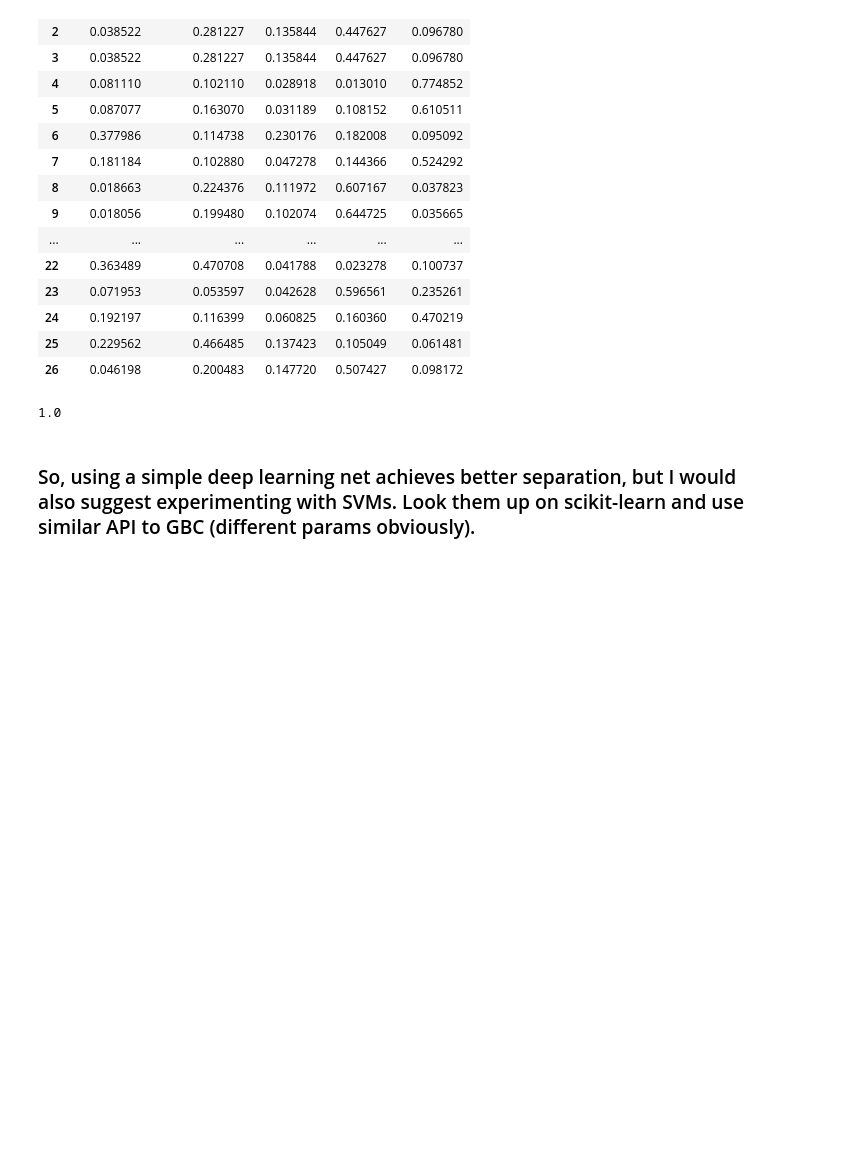
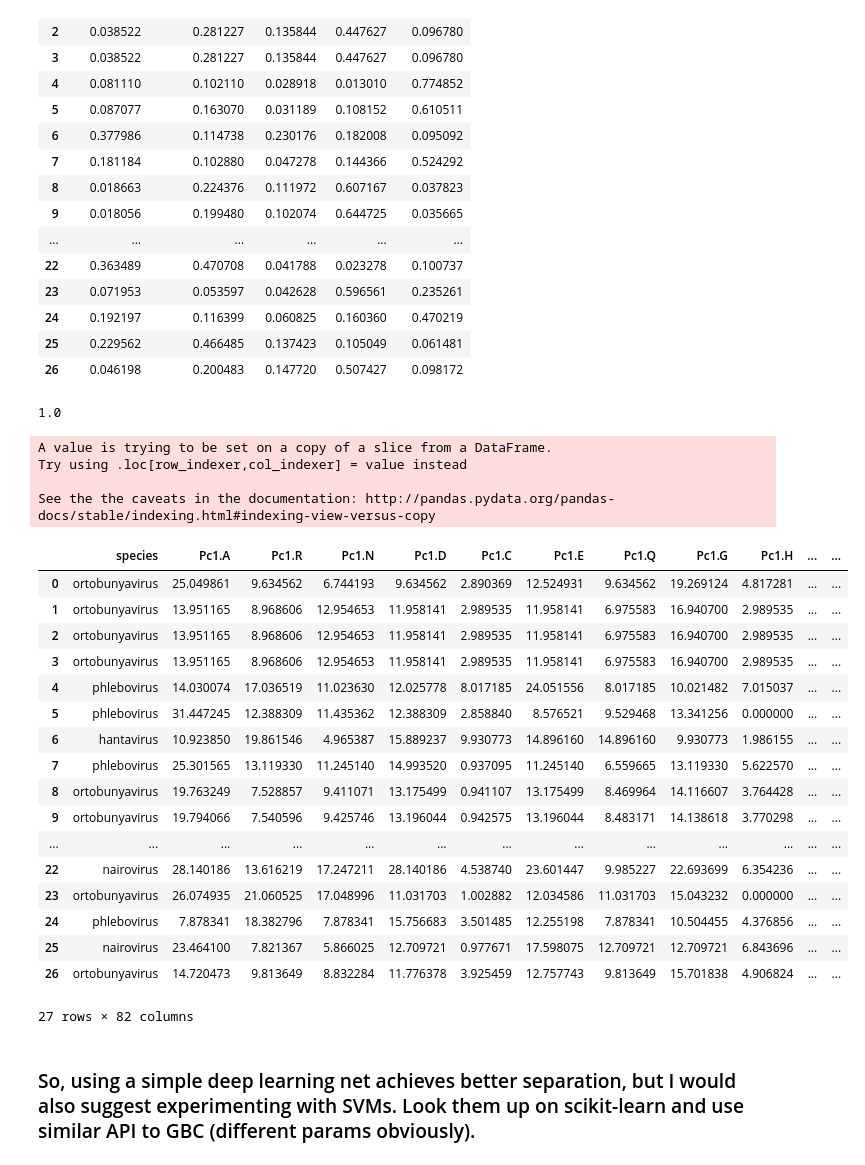
Before and after one commit to aflyax/virus_scikit, a Jupyter notebook: virus.ipynb, the cells around one changed output. Cells and saved outputs as stored; diff of their text form; code cells hidden in the pictures; blank space fills up the shorter version.

Commit message:
update ANN values

```diff
--- a/virus.ipynb
+++ b/virus.ipynb
@@ -577,5 +577,40 @@ np.sum(predicted_ANN_df.iloc[10].values)
 # just making sure they sum to 1 :)
 # %% [output]
 1.0
+# %%
+# Let's update our prediction classes according to a more accurate model:
+
+y_unclass_predict = net0.predict(X_unclass)
+
+predict_dict = {v: k for k, v in labels_dict.items()}
+
+unclass_predict_labels = [ predict_dict[i] for i in y_unclass_predict ]
+unclass_predict_labels
+
+unclass_df['species'] = unclass_predict_labels;
+unclass_df
+# %% [output]
+A value is trying to be set on a copy of a slice from a DataFrame.
+Try using .loc[row_indexer,col_indexer] = value instead
+
+See the the caveats in the documentation: http://pandas.pydata.org/pandas-docs/stable/indexing.html#indexing-view-versus-copy
+|  | species | Pc1.A | Pc1.R | Pc1.N | Pc1.D | Pc1.C | Pc1.E | Pc1.Q | Pc1.G | Pc1.H | ... | ... |
+| 0 | ortobunyavirus | 25.049861 | 9.634562 | 6.744193 | 9.634562 | 2.890369 | 12.524931 | 9.634562 | 19.269124 | 4.817281 | ... | ... |
+| 1 | ortobunyavirus | 13.951165 | 8.968606 | 12.954653 | 11.958141 | 2.989535 | 11.958141 | 6.975583 | 16.940700 | 2.989535 | ... | ... |
+| 2 | ortobunyavirus | 13.951165 | 8.968606 | 12.954653 | 11.958141 | 2.989535 | 11.958141 | 6.975583 | 16.940700 | 2.989535 | ... | ... |
+| 3 | ortobunyavirus | 13.951165 | 8.968606 | 12.954653 | 11.958141 | 2.989535 | 11.958141 | 6.975583 | 16.940700 | 2.989535 | ... | ... |
+| 4 | phlebovirus | 14.030074 | 17.036519 | 11.023630 | 12.025778 | 8.017185 | 24.051556 | 8.017185 | 10.021482 | 7.015037 | ... | ... |
+| 5 | phlebovirus | 31.447245 | 12.388309 | 11.435362 | 12.388309 | 2.858840 | 8.576521 | 9.529468 | 13.341256 | 0.000000 | ... | ... |
+| 6 | hantavirus | 10.923850 | 19.861546 | 4.965387 | 15.889237 | 9.930773 | 14.896160 | 14.896160 | 9.930773 | 1.986155 | ... | ... |
+| 7 | phlebovirus | 25.301565 | 13.119330 | 11.245140 | 14.993520 | 0.937095 | 11.245140 | 6.559665 | 13.119330 | 5.622570 | ... | ... |
+| 8 | ortobunyavirus | 19.763249 | 7.528857 | 9.411071 | 13.175499 | 0.941107 | 13.175499 | 8.469964 | 14.116607 | 3.764428 | ... | ... |
+| 9 | ortobunyavirus | 19.794066 | 7.540596 | 9.425746 | 13.196044 | 0.942575 | 13.196044 | 8.483171 | 14.138618 | 3.770298 | ... | ... |
+| ... | ... | ... | ... | ... | ... | ... | ... | ... | ... | ... | ... | ... |
+| 22 | nairovirus | 28.140186 | 13.616219 | 17.247211 | 28.140186 | 4.538740 | 23.601447 | 9.985227 | 22.693699 | 6.354236 | ... | ... |
+| 23 | ortobunyavirus | 26.074935 | 21.060525 | 17.048996 | 11.031703 | 1.002882 | 12.034586 | 11.031703 | 15.043232 | 0.000000 | ... | ... |
+| 24 | phlebovirus | 7.878341 | 18.382796 | 7.878341 | 15.756683 | 3.501485 | 12.255198 | 7.878341 | 10.504455 | 4.376856 | ... | ... |
+| 25 | nairovirus | 23.464100 | 7.821367 | 5.866025 | 12.709721 | 0.977671 | 17.598075 | 12.709721 | 12.709721 | 6.843696 | ... | ... |
+| 26 | ortobunyavirus | 14.720473 | 9.813649 | 8.832284 | 11.776378 | 3.925459 | 12.757743 | 9.813649 | 15.701838 | 4.906824 | ... | ... |
+27 rows × 82 columns
 # %% [markdown]
 ### So, using a simple deep learning net achieves better separation, but I would also suggest experimenting with SVMs. Look them up on scikit-learn and use similar API to GBC (different params obviously).
```
